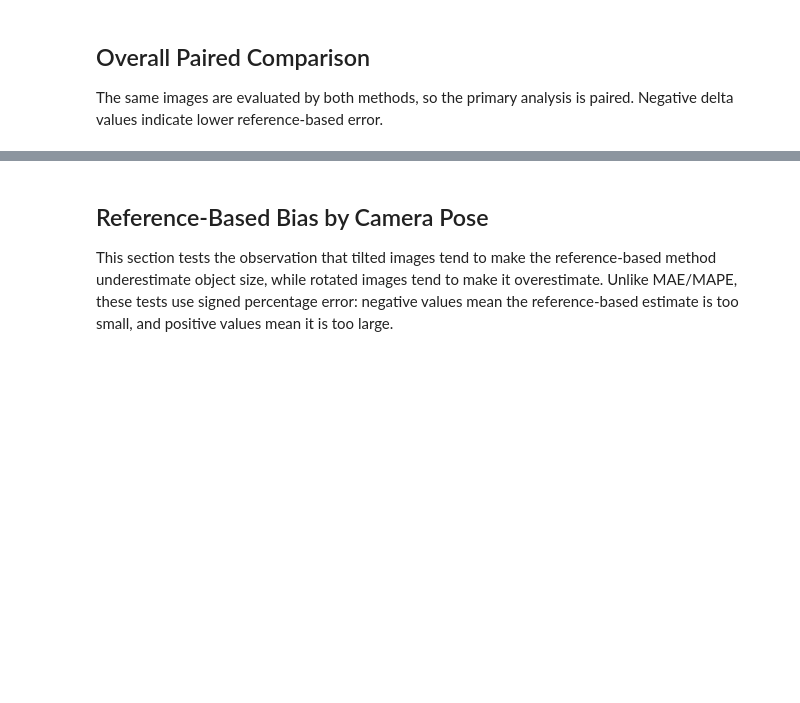
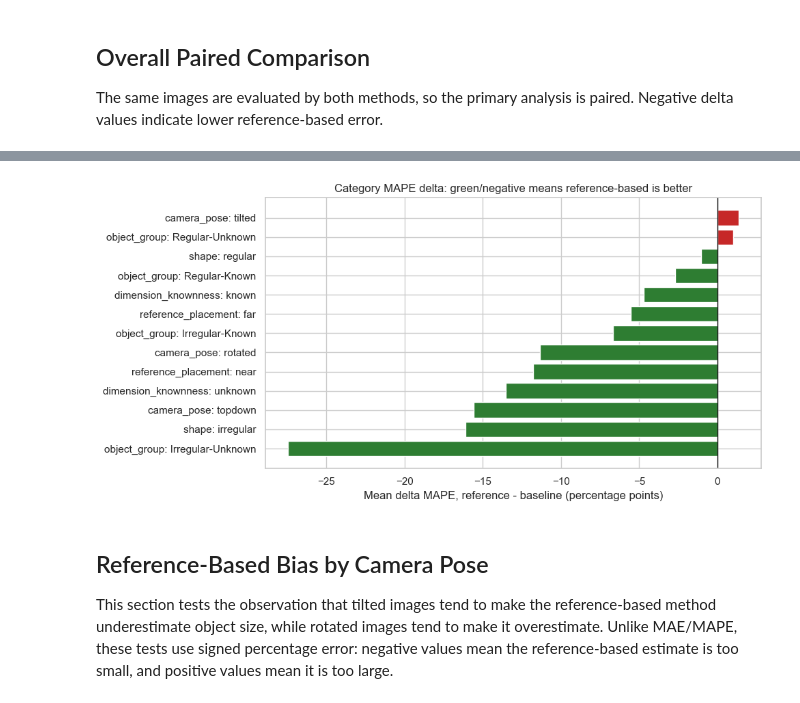
Before and after one commit to jiachenliu1128/CS543_Final_Project, a Jupyter notebook: notebooks/evaluation_reference_vs_vlm.ipynb, the cells around one changed output, grey strips where cells are left out. Cells and saved outputs as stored; diff of their text form; code cells hidden in the pictures; blank space fills up the shorter version.

```diff
--- a/notebooks/evaluation_reference_vs_vlm.ipynb
+++ b/notebooks/evaluation_reference_vs_vlm.ipynb
@@ -401,16 +451,18 @@ display(interaction_summary.round(4))
 # %%
 # Green bars indicate categories where reference-based estimation lowers MAPE on average.
 plot_df = primary_summary.copy()
 plot_df["label"] = plot_df["category"] + ": " + plot_df["value"].astype(str)
 plot_df = plot_df.sort_values("mean_delta_mape_pct")
 
 fig, ax = plt.subplots(figsize=(10, max(5, 0.35 * len(plot_df))))
 colors = np.where(plot_df["mean_delta_mape_pct"] < 0, "#2e7d32", "#c62828")
 ax.barh(plot_df["label"], plot_df["mean_delta_mape_pct"], color=colors)
 ax.axvline(0, color="black", linewidth=1)
 ax.set_xlabel("Mean delta MAPE, reference - baseline (percentage points)")
-ax.set_title("Reference-based advantage by primary category")
+ax.set_title("Category MAPE delta: green/negative means reference-based is better")
 plt.tight_layout()
+# %% [output]
+[figure, added]
 # %% [markdown]
 ## Reference-Based Bias by Camera Pose
 
```
Also changed, not shown: parts of 14 cells of this notebook, 7 other files.
